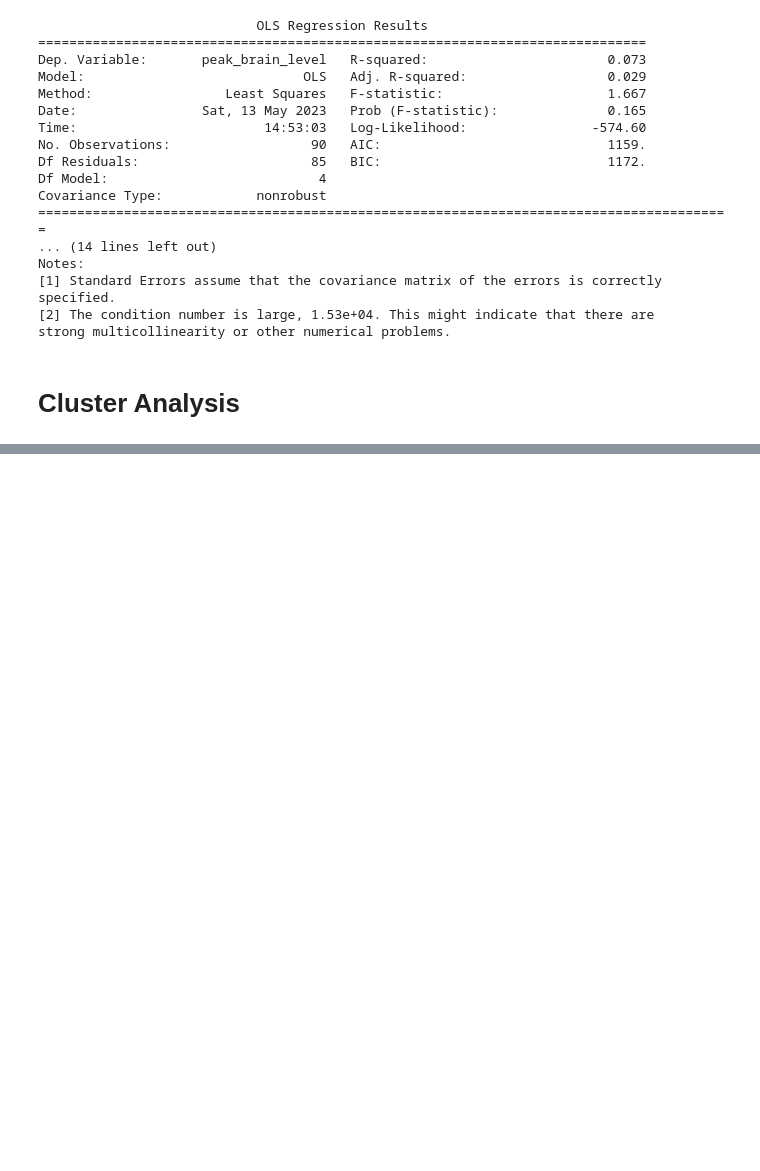
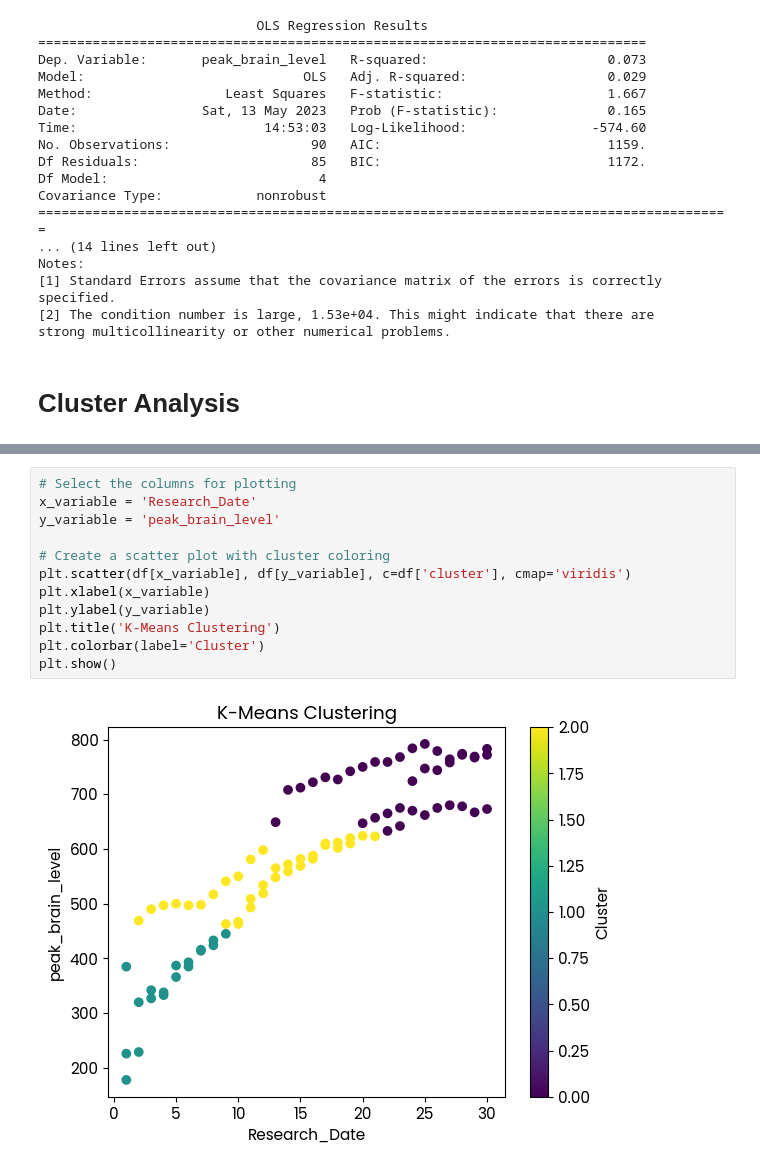
Before and after one commit to WGaitanidis/Grp5_Data_Analysis_Visualisation, a Jupyter notebook: Grp5_Data_Analysis_Sleep_Cognitive_Abilities.ipynb, the cells around one changed output, grey strips where cells are left out. Drawn from its saved outputs; the diff is of its cells as text; blank space fills up the shorter version.

```diff
--- a/Grp5_Data_Analysis_Sleep_Cognitive_Abilities.ipynb
+++ b/Grp5_Data_Analysis_Sleep_Cognitive_Abilities.ipynb
@@ -2564,0 +2678,14 @@ strong multicollinearity or other numerical problems.
+# %%
+# Select the columns for plotting
+x_variable = 'Research_Date'
+y_variable = 'peak_brain_level'
+
+# Create a scatter plot with cluster coloring
+plt.scatter(df[x_variable], df[y_variable], c=df['cluster'], cmap='viridis')
+plt.xlabel(x_variable)
+plt.ylabel(y_variable)
+plt.title('K-Means Clustering')
+plt.colorbar(label='Cluster')
+plt.show()
+# %% [output]
+[figure, added]
```
Also changed, not shown: parts of 56 cells of this notebook.
